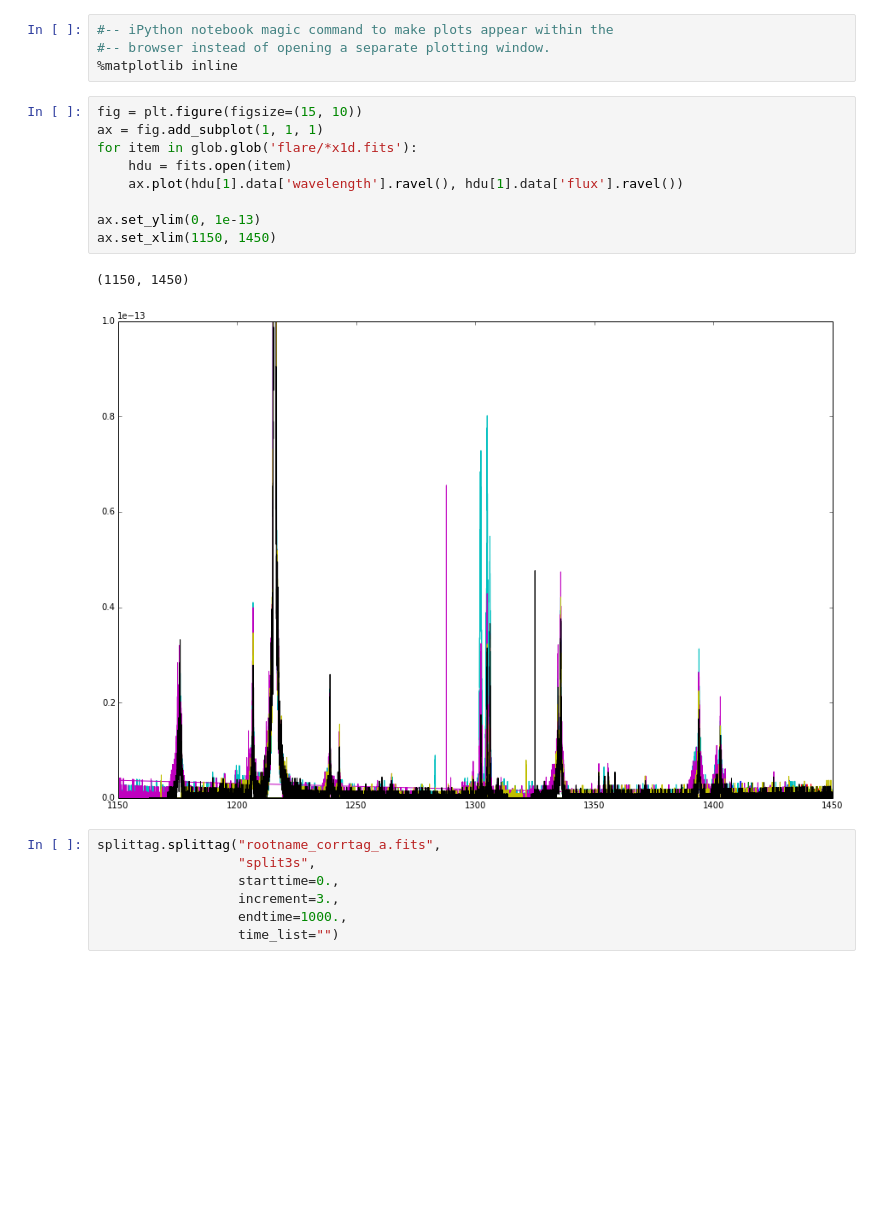
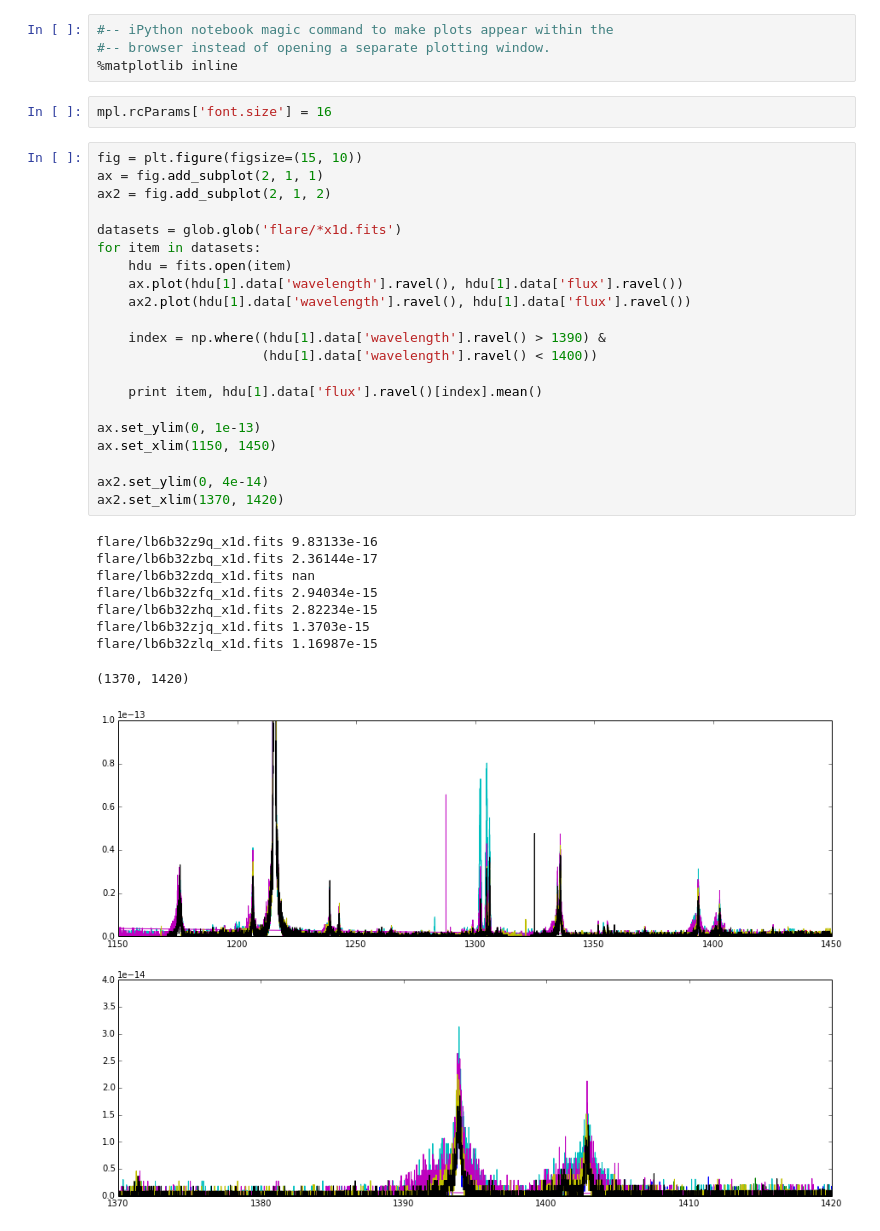
Before and after one commit to justincely/AAS224, a Jupyter notebook: splittag_tutorial.ipynb, the cells around one changed output. Saved outputs shown, nothing was run; the diff lists cells and outputs as text; blank space fills up the shorter version.

```diff
--- a/splittag_tutorial.ipynb
+++ b/splittag_tutorial.ipynb
@@ -11,22 +15,36 @@ The following tasks in the costools package can be run with TEAL:
 #-- iPython notebook magic command to make plots appear within the
 #-- browser instead of opening a separate plotting window.
 %matplotlib inline
+# %%
+mpl.rcParams['font.size'] = 16
 # %%
 fig = plt.figure(figsize=(15, 10))
-ax = fig.add_subplot(1, 1, 1)
-for item in glob.glob('flare/*x1d.fits'):
+ax = fig.add_subplot(2, 1, 1)
+ax2 = fig.add_subplot(2, 1, 2)
+
+datasets = glob.glob('flare/*x1d.fits')
+for item in datasets:
     hdu = fits.open(item)
     ax.plot(hdu[1].data['wavelength'].ravel(), hdu[1].data['flux'].ravel())
+    ax2.plot(hdu[1].data['wavelength'].ravel(), hdu[1].data['flux'].ravel())
+
+    index = np.where((hdu[1].data['wavelength'].ravel() > 1390) &
+                     (hdu[1].data['wavelength'].ravel() < 1400))
+
+    print item, hdu[1].data['flux'].ravel()[index].mean()
 
 ax.set_ylim(0, 1e-13)
 ax.set_xlim(1150, 1450)
+
+ax2.set_ylim(0, 4e-14)
+ax2.set_xlim(1370, 1420)
 # %% [output]
-(1150, 1450)
+flare/lb6b32z9q_x1d.fits 9.83133e-16
+flare/lb6b32zbq_x1d.fits 2.36144e-17
+flare/lb6b32zdq_x1d.fits nan
+flare/lb6b32zfq_x1d.fits 2.94034e-15
+flare/lb6b32zhq_x1d.fits 2.82234e-15
+flare/lb6b32zjq_x1d.fits 1.3703e-15
+flare/lb6b32zlq_x1d.fits 1.16987e-15
+(1370, 1420)
-[figure, old version]
+[figure, new version]
-# %%
-splittag.splittag("rootname_corrtag_a.fits",
-                  "split3s",
-                  starttime=0.,
-                  increment=3.,
-                  endtime=1000.,
-                  time_list="")
```
Also changed, not shown: parts of 9 cells of this notebook, 3 other files.
